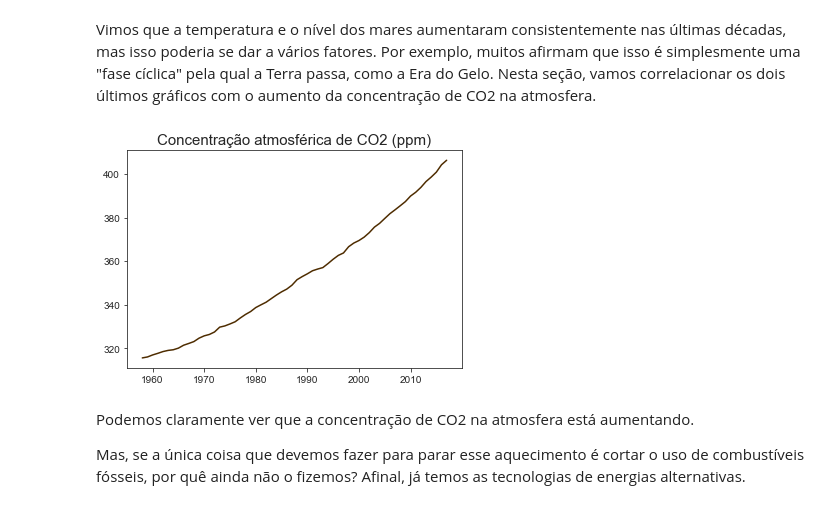
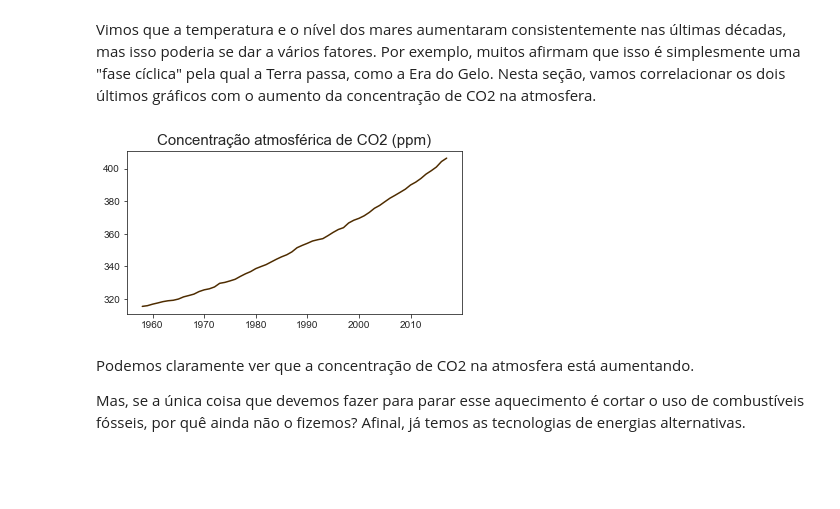
Before and after one commit to leoDomingos/Introducao-ao-aquecimento-global, a Jupyter notebook: main.ipynb, the cells around one changed output. Cells and saved outputs as stored; diff of their text form; code cells hidden in the pictures; blank space fills up the shorter version.

```diff
--- a/main.ipynb
+++ b/main.ipynb
@@ -259,10 +275,11 @@ for index, row in co2_concentration_data.iterrows():
 for ano, concentracao in dict_co2_concentration.items():
     dict_co2_concentration[ano] = np.average(concentracao)
 # %%
+plt.subplots(figsize=(6,3))
 plt.title("Concentração atmosférica de CO2 (ppm)", fontsize=15)
 plt.plot(list(dict_co2_concentration.keys()), list(dict_co2_concentration.values()), color="#4E2C00");
 # %% [output]
-[figure, old version]
+[figure, new version]
 # %% [markdown]
 Podemos claramente ver que a concentração de CO2 na atmosfera está aumentando.
 
```
Also changed, not shown: parts of 7 cells of this notebook.
